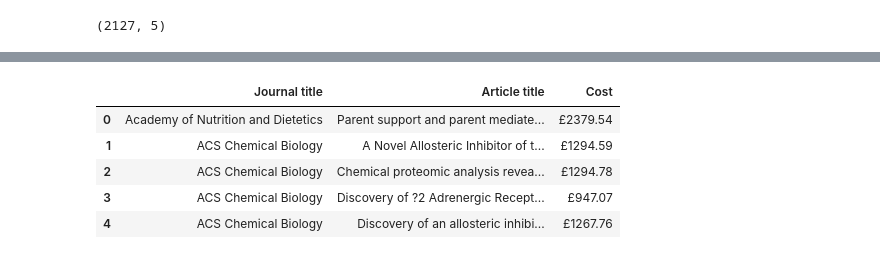
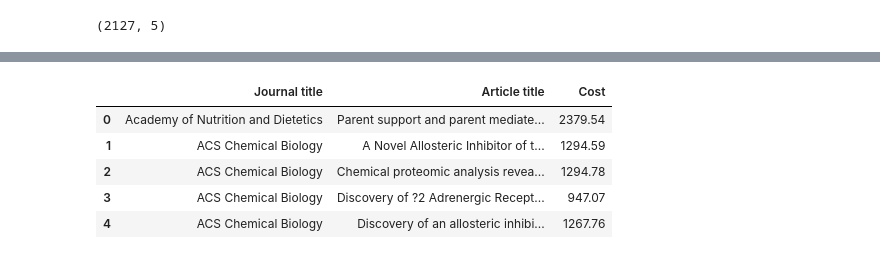
Before and after one commit to akim2034/Thinkful_DS_Bootcamp, a Jupyter notebook: Unit 1/Lesson 3/Challenge 1.3.6 Data Cleaning and Validation.ipynb, the cells around one changed output, grey strips where cells are left out. Cells and saved outputs as stored; diff of their text form; code cells hidden in the pictures.

```diff
--- a/Unit 1/Lesson 3/Challenge 1.3.6 Data Cleaning and Validation.ipynb
+++ b/Unit 1/Lesson 3/Challenge 1.3.6 Data Cleaning and Validation.ipynb
@@ -46,0 +77,6 @@ df.shape
+# %%
+# Change strings in a series into numeric values to conduct mathematics on the values.
+df['Cost'] = pd.to_numeric(df['Cost'])
+
+# Get summary statistics for the new numeric values.
+df['Cost'].describe()
@@ -46,0 +93,6 @@ df.shape
+# %%
+# Shrink the dataset into the values that fit within the 95% to eliminate the effect of outliers.
+df_price_95thpercentile = df['Cost'].quantile([.95])
+
+# Print the value at the 95%.
+print(df_price_95thpercentile[.95])
@@ -46,0 +101,6 @@ df.shape
+# %%
+# Create new dataset with only the 95%.
+df_95thpercentile = df[df['Cost']<df_price_95thpercentile[.95]]
+
+# Get the shape of the new data set.
+df_95thpercentile.shape
@@ -47,13 +114,13 @@ df.shape
 # %%
 # Restructure the data to return only what is needed for the challenge.
-df = df[['Journal title', 'Article title', 'Cost']]
+df_95thpercentile = df_95thpercentile[['Journal title', 'Article title', 'Cost']]
 
 # Get a view of the data.
-df.head()
+df_95thpercentile.head()
 # %% [output]
 |  | Journal title | Article title | Cost |
-| 0 | Academy of Nutrition and Dietetics | Parent support and parent mediate... | £2379.54 |
-| 1 | ACS Chemical Biology | A Novel Allosteric Inhibitor of t... | £1294.59 |
-| 2 | ACS Chemical Biology | Chemical proteomic analysis revea... | £1294.78 |
-| 3 | ACS Chemical Biology | Discovery of ?2 Adrenergic Recept... | £947.07 |
-| 4 | ACS Chemical Biology | Discovery of an allosteric inhibi... | £1267.76 |
+| 0 | Academy of Nutrition and Dietetics | Parent support and parent mediate... | 2379.54 |
+| 1 | ACS Chemical Biology | A Novel Allosteric Inhibitor of t... | 1294.59 |
+| 2 | ACS Chemical Biology | Chemical proteomic analysis revea... | 1294.78 |
+| 3 | ACS Chemical Biology | Discovery of ?2 Adrenergic Recept... | 947.07 |
+| 4 | ACS Chemical Biology | Discovery of an allosteric inhibi... | 1267.76 |
```
Also changed, not shown: parts of 22 cells of this notebook.
